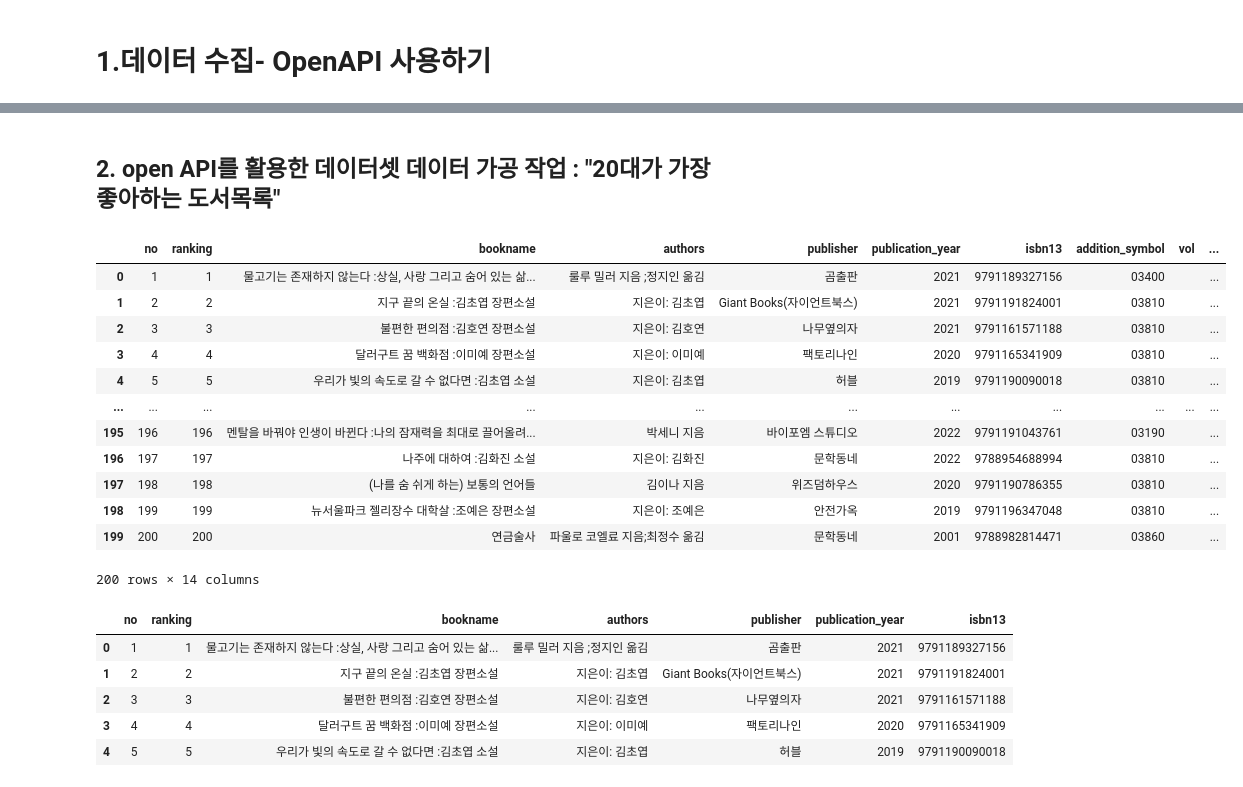
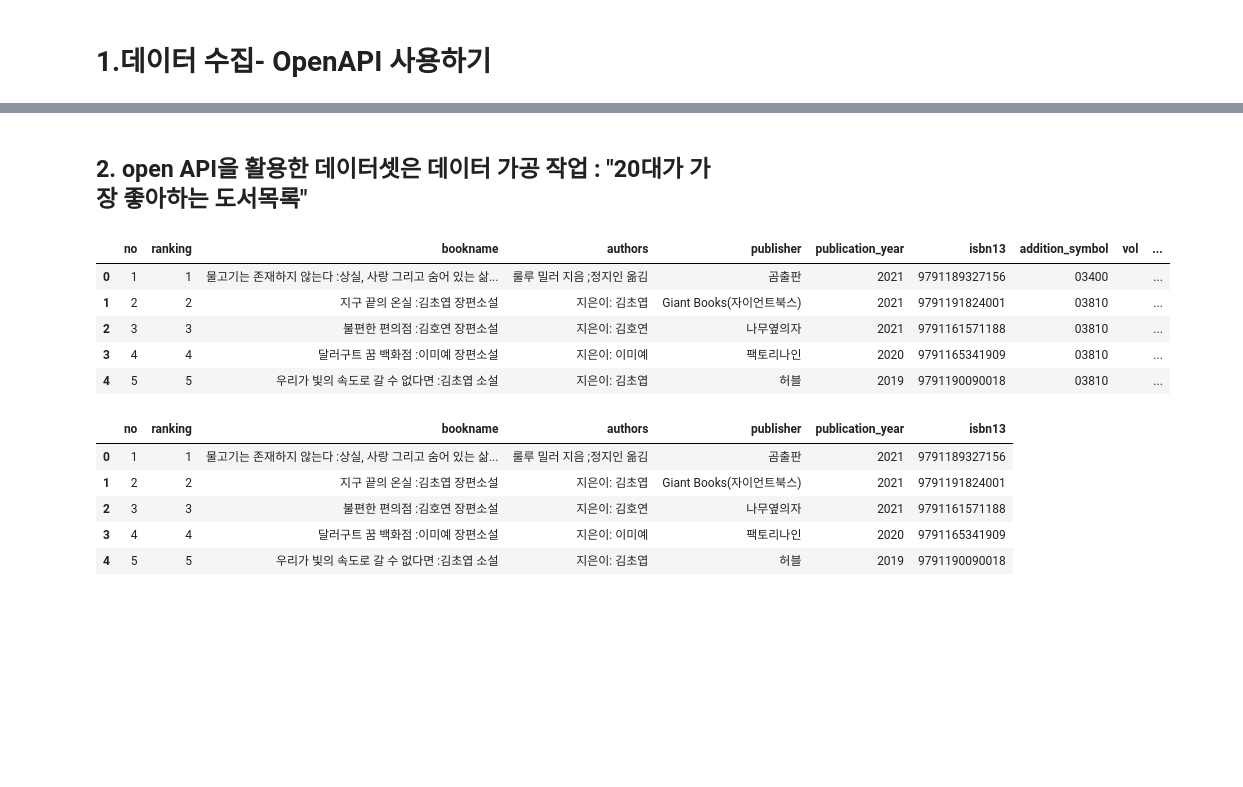
Before and after one commit to Yujaehyuk3462/python_basic, a Jupyter notebook: openAPI.ipynb, the cells around one changed output, grey strips where cells are left out. Saved outputs shown, nothing was run; the diff lists cells and outputs as text; code cells hidden in the pictures; blank space fills up the shorter version.

Commit message:
Update : openAPI v2

```diff
--- a/openAPI.ipynb
+++ b/openAPI.ipynb
@@ -62,23 +51,16 @@ Request successful
 # %% [markdown]
-## 2. open API를 활용한 데이터셋 데이터 가공 작업 : "20대가 가장 좋아하는 도서목록"
+## 2. open API을 활용한 데이터셋은 데이터 가공 작업 :  "20대가 가장 좋아하는 도서목록"
 # %%
 # 1. json file 로딩 -> dataFrame 객체 변환
 books_df = pd.read_json('20s_best_book_2023.json')
-books_df
+books_df.head()
 # %% [output]
 |  | no | ranking | bookname | authors | publisher | publication_year | isbn13 | addition_symbol | vol | ... |
 | 0 | 1 | 1 | 물고기는 존재하지 않는다 :상실, 사랑 그리고 숨어 있는 삶... | 룰루 밀러 지음 ;정지인 옮김 | 곰출판 | 2021 | 9791189327156 | 03400 |  | ... |
 | 1 | 2 | 2 | 지구 끝의 온실 :김초엽 장편소설 | 지은이: 김초엽 | Giant Books(자이언트북스) | 2021 | 9791191824001 | 03810 |  | ... |
 | 2 | 3 | 3 | 불편한 편의점 :김호연 장편소설 | 지은이: 김호연 | 나무옆의자 | 2021 | 9791161571188 | 03810 |  | ... |
 | 3 | 4 | 4 | 달러구트 꿈 백화점 :이미예 장편소설 | 지은이: 이미예 | 팩토리나인 | 2020 | 9791165341909 | 03810 |  | ... |
 | 4 | 5 | 5 | 우리가 빛의 속도로 갈 수 없다면 :김초엽 소설 | 지은이: 김초엽 | 허블 | 2019 | 9791190090018 | 03810 |  | ... |
-| ... | ... | ... | ... | ... | ... | ... | ... | ... | ... | ... |
-| 195 | 196 | 196 | 멘탈을 바꿔야 인생이 바뀐다 :나의 잠재력을 최대로 끌어올려... | 박세니 지음 | 바이포엠 스튜디오 | 2022 | 9791191043761 | 03190 |  | ... |
-| 196 | 197 | 197 | 나주에 대하여 :김화진 소설 | 지은이: 김화진 | 문학동네 | 2022 | 9788954688994 | 03810 |  | ... |
-| 197 | 198 | 198 | (나를 숨 쉬게 하는) 보통의 언어들 | 김이나 지음 | 위즈덤하우스 | 2020 | 9791190786355 | 03810 |  | ... |
-| 198 | 199 | 199 | 뉴서울파크 젤리장수 대학살 :조예은 장편소설 | 지은이: 조예은 | 안전가옥 | 2019 | 9791196347048 | 03810 |  | ... |
-| 199 | 200 | 200 | 연금술사 | 파울로 코엘료 지음;최정수 옮김 | 문학동네 | 2001 | 9788982814471 | 03860 |  | ... |
-200 rows × 14 columns
 # %%
 # 2. 특정 열을 선택하여 새 데이터프레임 생성 - 컬럼 인덱싱 이용
 books_df.columns
```
Also changed, not shown: parts of 11 cells of this notebook.
